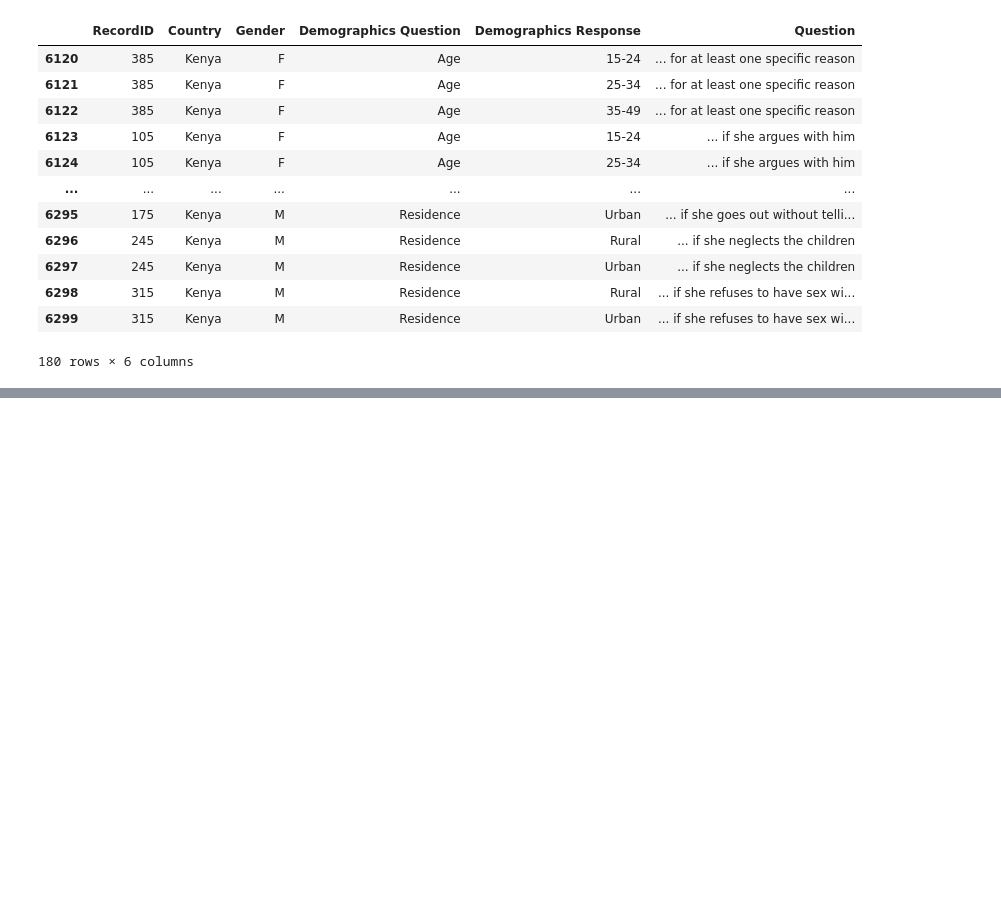
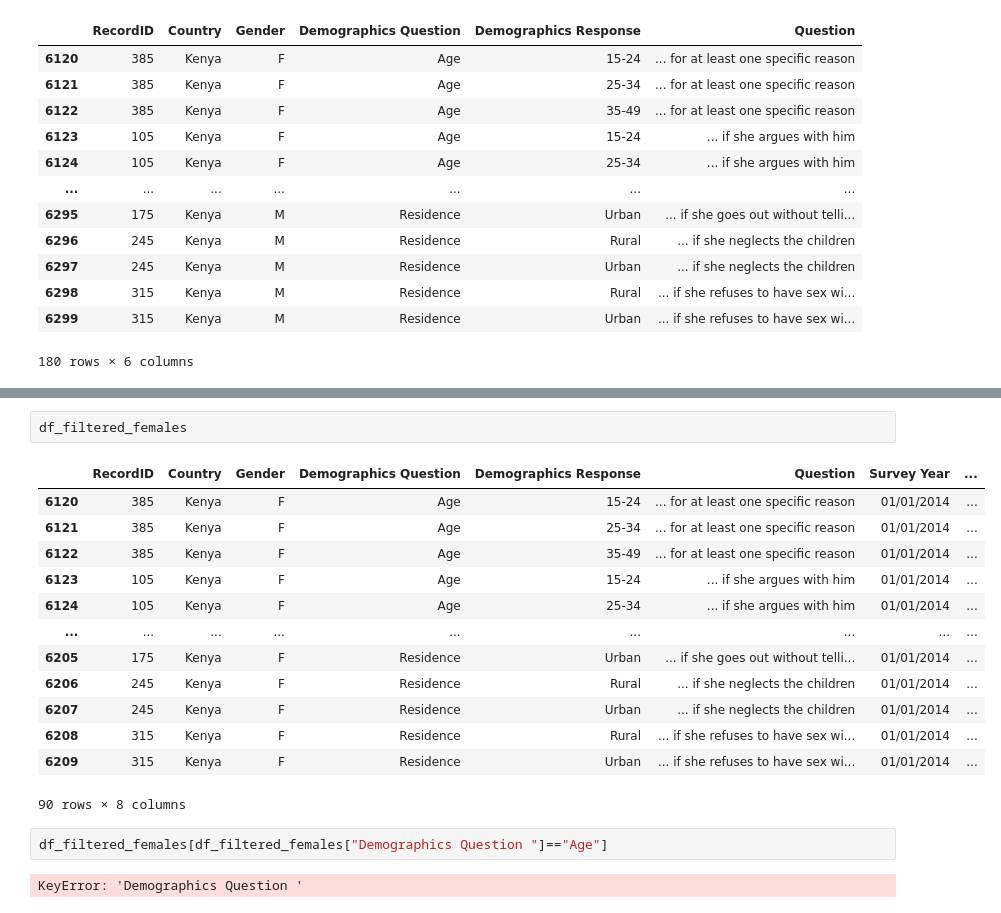
Before and after one commit to codegirl254/Gender_Based_Violence_Analysis, a Jupyter notebook: Kenyan_Analysis.ipynb, the cells around one changed output, grey strips where cells are left out. Saved outputs shown, nothing was run; the diff lists cells and outputs as text; blank space fills up the shorter version.

Commit message:
Filterd females based on the demographics questions:Age

```diff
--- a/Kenyan_Analysis.ipynb
+++ b/Kenyan_Analysis.ipynb
@@ -121,0 +122,20 @@ df_filtered_females
+# %%
+df_filtered_females
+# %% [output]
+|  | RecordID | Country | Gender | Demographics Question | Demographics Response | Question | Survey Year | ... |
+| 6120 | 385 | Kenya | F | Age | 15-24 | ... for at least one specific reason | 01/01/2014 | ... |
+| 6121 | 385 | Kenya | F | Age | 25-34 | ... for at least one specific reason | 01/01/2014 | ... |
+| 6122 | 385 | Kenya | F | Age | 35-49 | ... for at least one specific reason | 01/01/2014 | ... |
+| 6123 | 105 | Kenya | F | Age | 15-24 | ... if she argues with him | 01/01/2014 | ... |
+| 6124 | 105 | Kenya | F | Age | 25-34 | ... if she argues with him | 01/01/2014 | ... |
+| ... | ... | ... | ... | ... | ... | ... | ... | ... |
+| 6205 | 175 | Kenya | F | Residence | Urban | ... if she goes out without telli... | 01/01/2014 | ... |
+| 6206 | 245 | Kenya | F | Residence | Rural | ... if she neglects the children | 01/01/2014 | ... |
+| 6207 | 245 | Kenya | F | Residence | Urban | ... if she neglects the children | 01/01/2014 | ... |
+| 6208 | 315 | Kenya | F | Residence | Rural | ... if she refuses to have sex wi... | 01/01/2014 | ... |
+| 6209 | 315 | Kenya | F | Residence | Urban | ... if she refuses to have sex wi... | 01/01/2014 | ... |
+90 rows × 8 columns
+# %%
+df_filtered_females[df_filtered_females["Demographics Question "]=="Age"]
+# %% [output]
+KeyError: 'Demographics Question '
```
Also changed, not shown: parts of 1 cell of this notebook.
